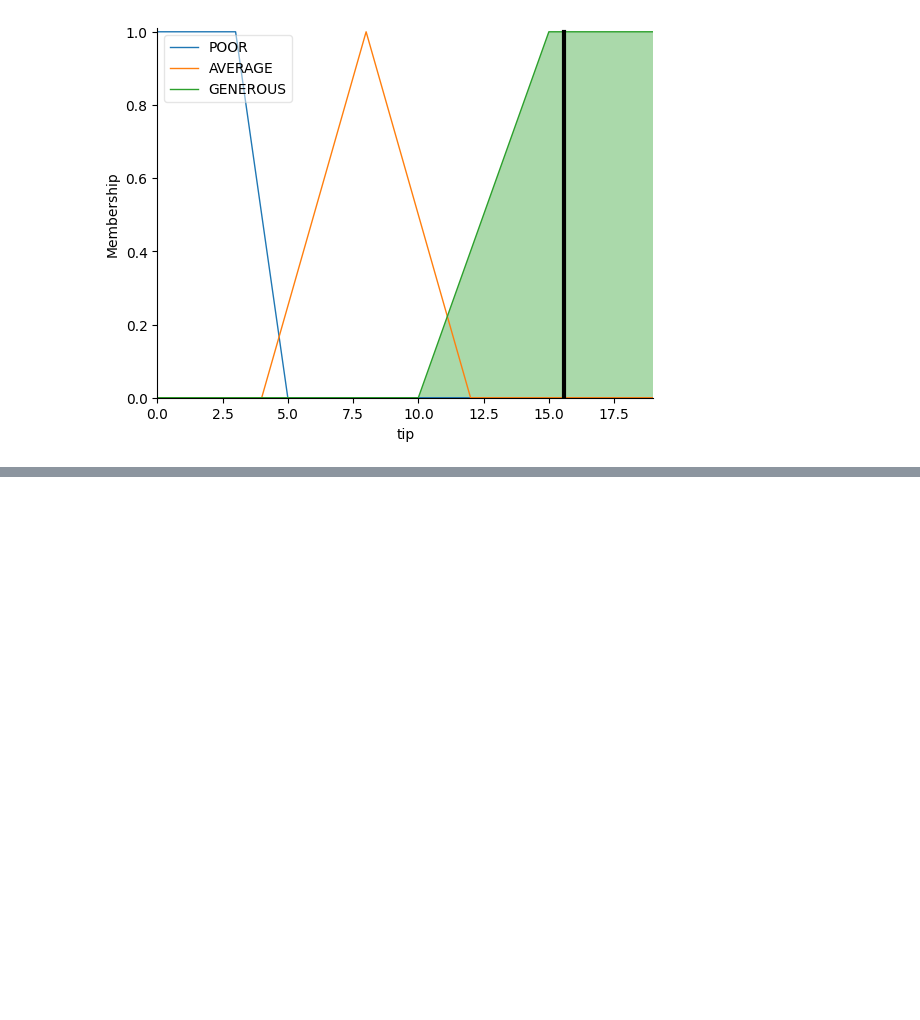
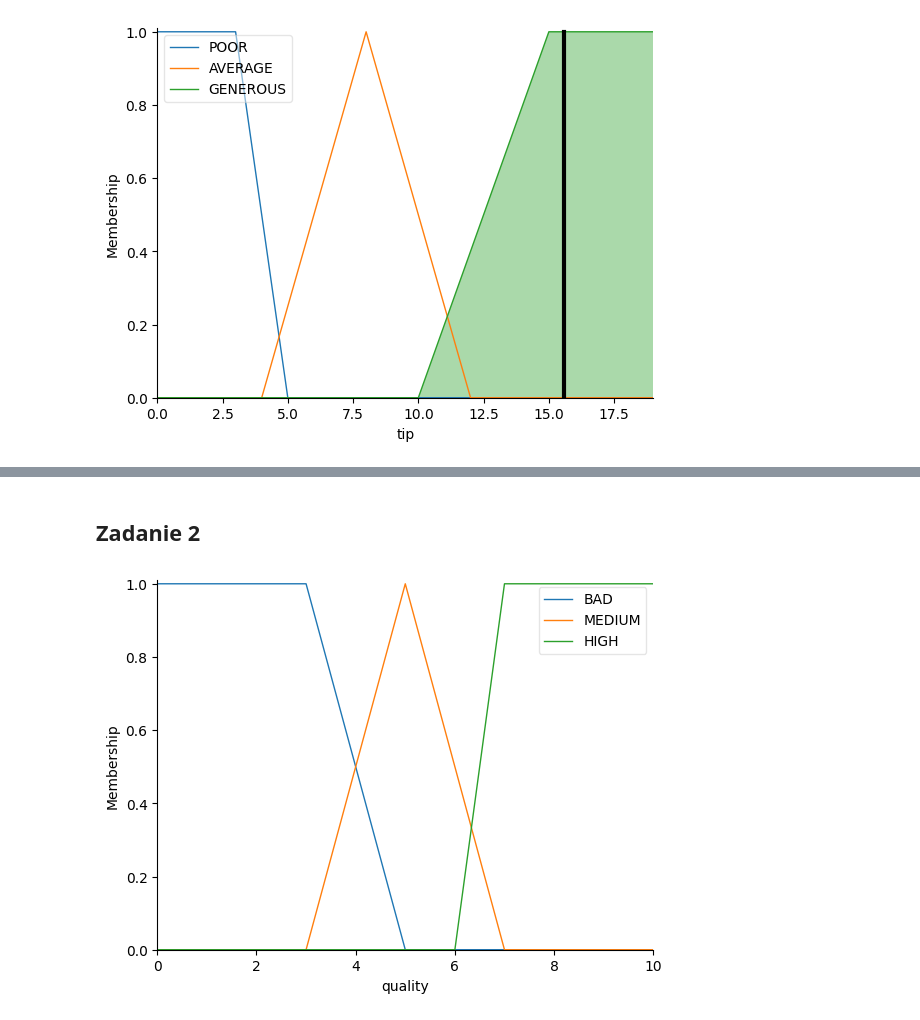
Before and after one commit to pppfkp/systemy_rozmyte, a Jupyter notebook: lab1/tipper.ipynb, the cells around one changed output, grey strips where cells are left out. Drawn from its saved outputs; the diff is of its cells as text; code cells hidden in the pictures; blank space fills up the shorter version.

```diff
--- a/lab1/tipper.ipynb
+++ b/lab1/tipper.ipynb
@@ -98,0 +105,20 @@ plt.plot(x, y5)
+# %% [markdown]
+## Zadanie 2
+# %%
+import numpy as np
+import skfuzzy as fuzz
+from skfuzzy import control as ctrl
+import matplotlib.pyplot as plt
+
+# zmienna wejściowa
+quality_of_service = ctrl.Antecedent(np.arange(0, 11, 1), 'quality')
+# zmienna wyjściowa
+tip = ctrl.Consequent(np.arange(0, 21, 1), 'tip')
+# %%
+# funkcje przynależności do zmiennej wejściowej
+quality_of_service['BAD'] = fuzz.trapmf(quality_of_service.universe, [0, 0, 3, 5])
+quality_of_service['MEDIUM'] = fuzz.trimf(quality_of_service.universe, [3, 5, 7])
+quality_of_service['HIGH'] = fuzz.trapmf(quality_of_service.universe, [6, 7, 10, 10])
+quality_of_service.view()
+# %% [output]
+[figure, added]
```
Also changed, not shown: parts of 16 cells of this notebook.
